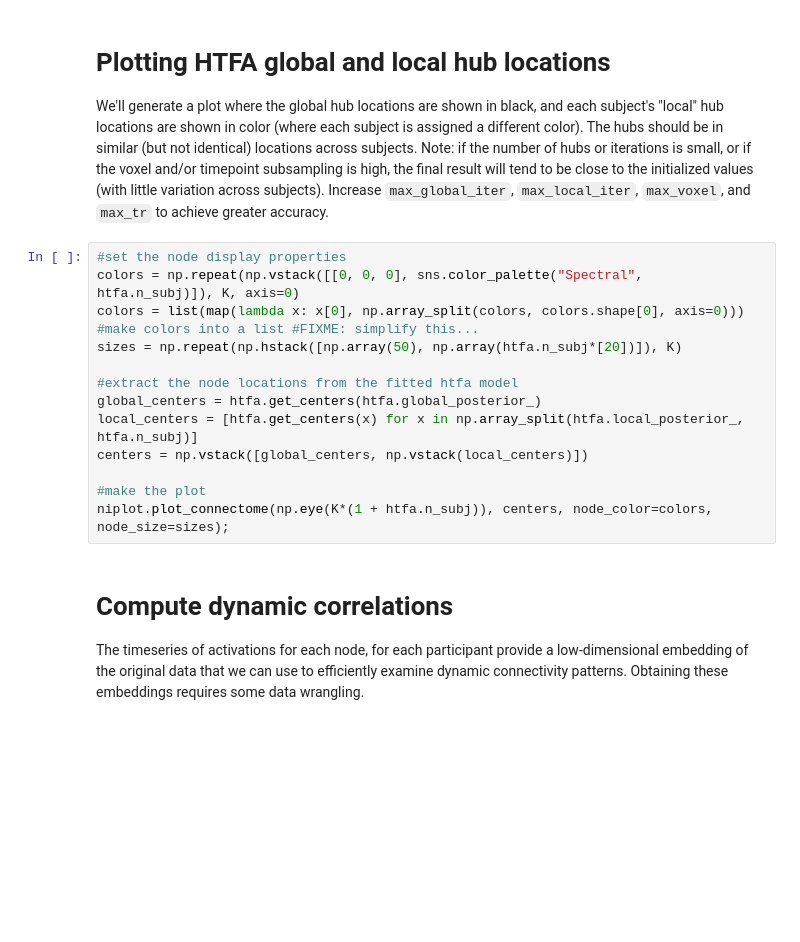
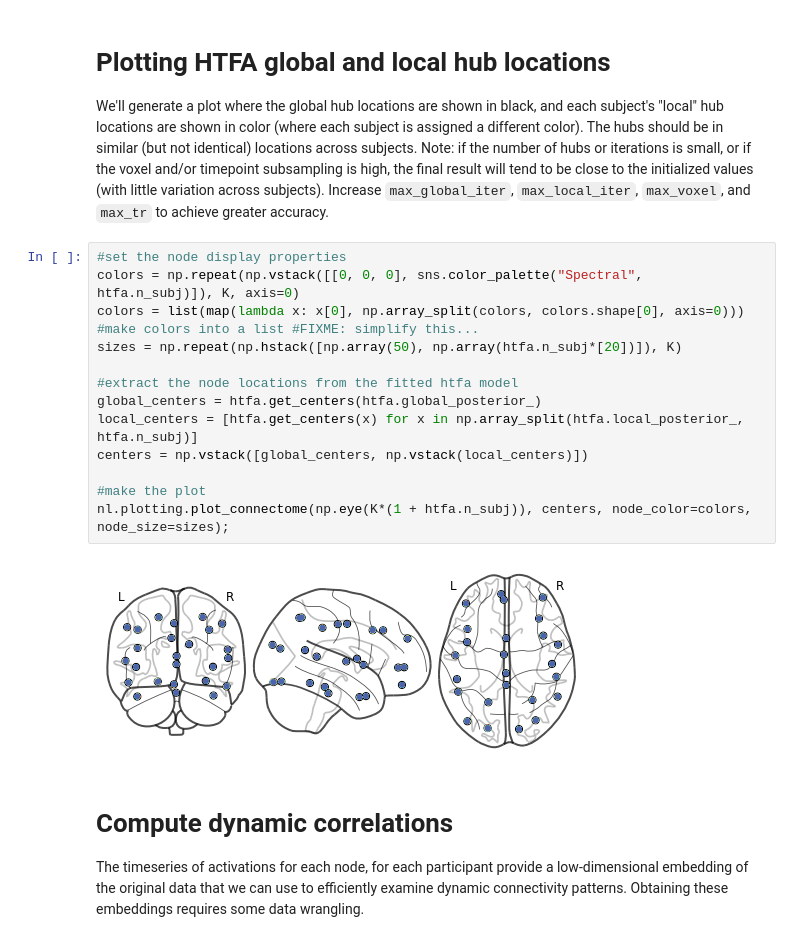
Before and after one commit to brainiak/brainiak-aperture, a Jupyter notebook: notebooks/htfa/htfa.ipynb, the cells around one changed output. Drawn from its saved outputs; the diff is of its cells as text; blank space fills up the shorter version.

Commit message:
debugging animated plots [WIP]

```diff
--- a/notebooks/htfa/htfa.ipynb
+++ b/notebooks/htfa/htfa.ipynb
@@ -142,16 +145,18 @@ We'll generate a plot where the global hub locations are shown in black, and eac
 # %%
 #set the node display properties
 colors = np.repeat(np.vstack([[0, 0, 0], sns.color_palette("Spectral", htfa.n_subj)]), K, axis=0)
 colors = list(map(lambda x: x[0], np.array_split(colors, colors.shape[0], axis=0))) #make colors into a list #FIXME: simplify this...
 sizes = np.repeat(np.hstack([np.array(50), np.array(htfa.n_subj*[20])]), K)
 
 #extract the node locations from the fitted htfa model
 global_centers = htfa.get_centers(htfa.global_posterior_)
 local_centers = [htfa.get_centers(x) for x in np.array_split(htfa.local_posterior_, htfa.n_subj)]
 centers = np.vstack([global_centers, np.vstack(local_centers)])
 
 #make the plot
-niplot.plot_connectome(np.eye(K*(1 + htfa.n_subj)), centers, node_color=colors, node_size=sizes);
+nl.plotting.plot_connectome(np.eye(K*(1 + htfa.n_subj)), centers, node_color=colors, node_size=sizes);
+# %% [output]
+[figure, added]
 # %% [markdown]
 # Compute dynamic correlations
 
```
Also changed, not shown: parts of 12 cells of this notebook, 2 other files.
